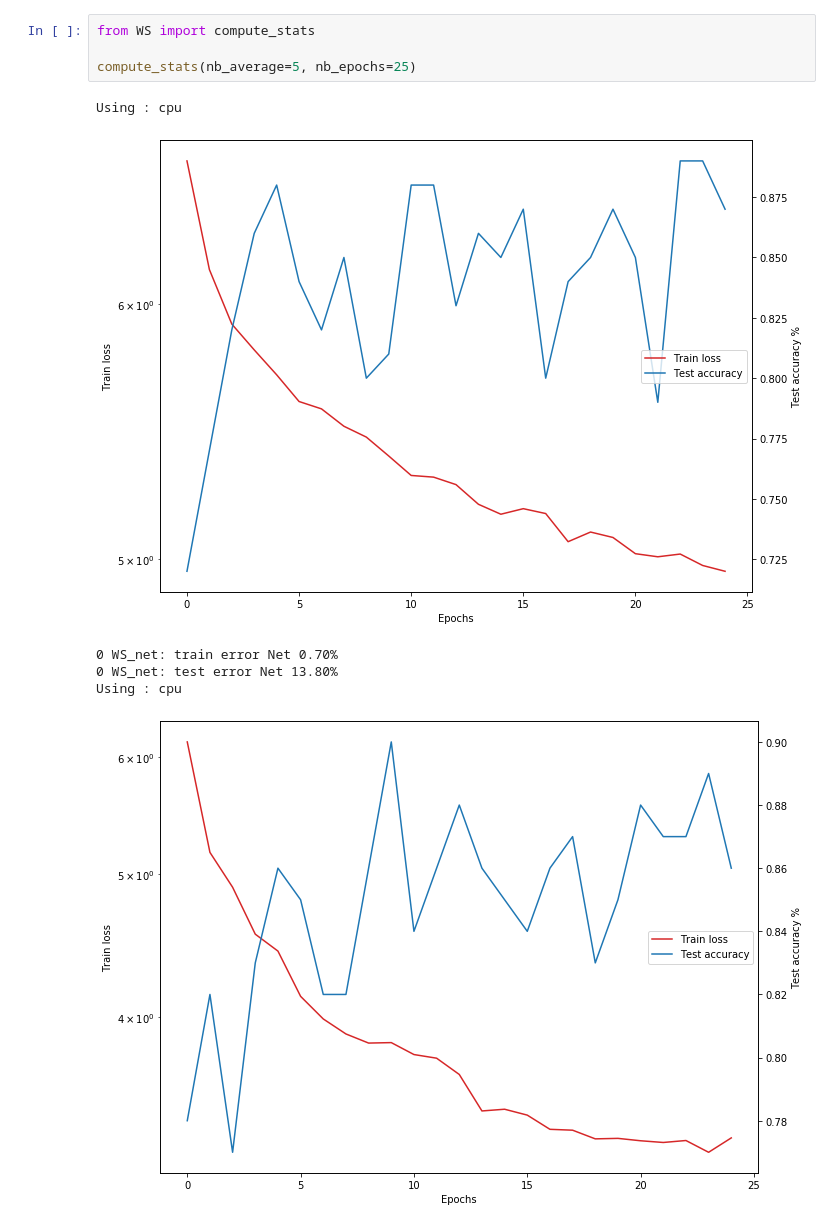
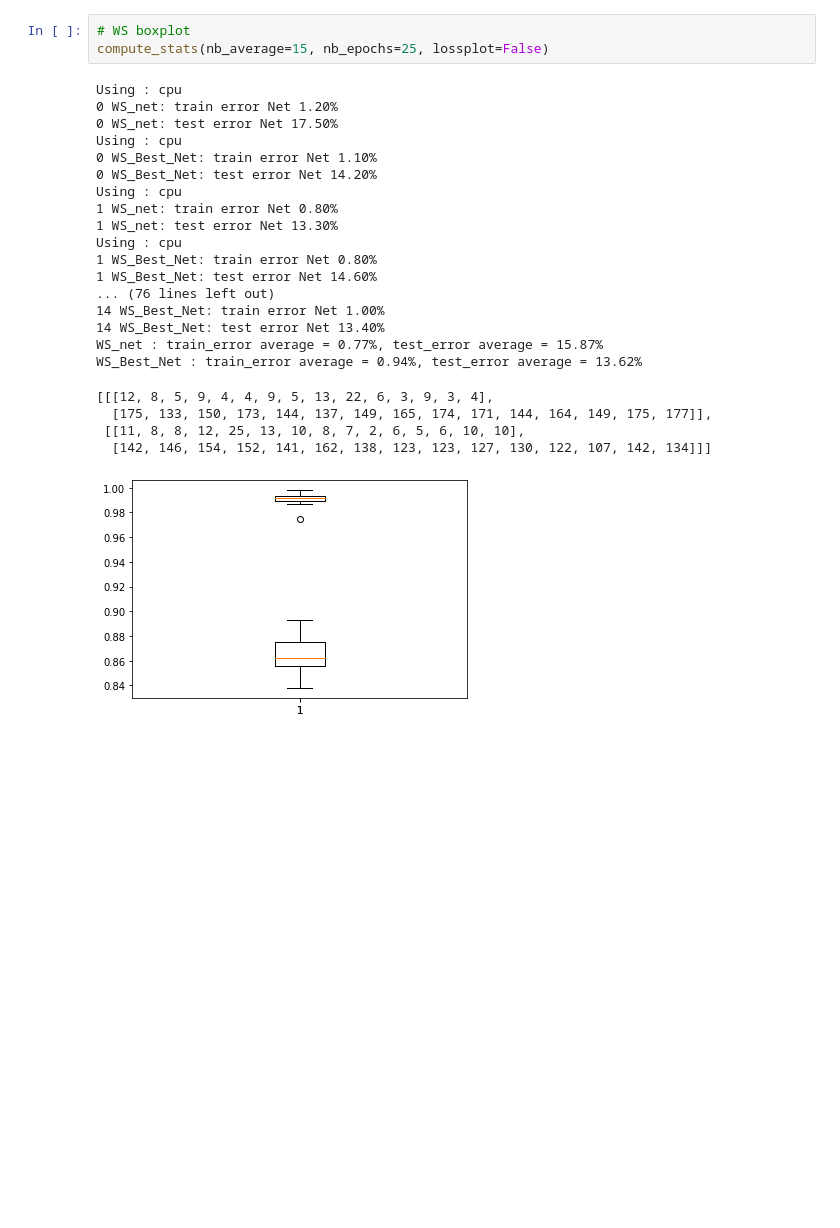
Before and after one commit to diegocantonr/dl_project1, a Jupyter notebook: Test.ipynb, the cells around one changed output. Drawn from its saved outputs; the diff is of its cells as text; blank space fills up the shorter version.

```diff
--- a/Test.ipynb
+++ b/Test.ipynb
@@ -29,11 +54,26 @@ ConvNet3 : train_error average = 3.86%, test_error average = 18.80%
 # %%
-from WS import compute_stats
-
-compute_stats(nb_average=5, nb_epochs=25)
+# WS boxplot
+compute_stats(nb_average=15, nb_epochs=25, lossplot=False)
 # %% [output]
 Using : cpu
+0 WS_net: train error Net 1.20%
+0 WS_net: test error Net 17.50%
+Using : cpu
+0 WS_Best_Net: train error Net 1.10%
+0 WS_Best_Net: test error Net 14.20%
+Using : cpu
+1 WS_net: train error Net 0.80%
+1 WS_net: test error Net 13.30%
+Using : cpu
+1 WS_Best_Net: train error Net 0.80%
+1 WS_Best_Net: test error Net 14.60%
+... (76 lines left out)
+14 WS_Best_Net: train error Net 1.00%
+14 WS_Best_Net: test error Net 13.40%
+WS_net : train_error average = 0.77%, test_error average = 15.87%
+WS_Best_Net : train_error average = 0.94%, test_error average = 13.62%
+[[[12, 8, 5, 9, 4, 4, 9, 5, 13, 22, 6, 3, 9, 3, 4],
+  [175, 133, 150, 173, 144, 137, 149, 165, 174, 171, 144, 164, 149, 175, 177]],
+ [[11, 8, 8, 12, 25, 13, 10, 8, 7, 2, 6, 5, 6, 10, 10],
+  [142, 146, 154, 152, 141, 162, 138, 123, 123, 127, 130, 122, 107, 142, 134]]]
-[figure, old version]
+[figure, new version]
-0 WS_net: train error Net 0.70%
-0 WS_net: test error Net 13.80%
-Using : cpu
-[figure, removed]
```
Also changed, not shown: parts of 6 cells of this notebook, 3 other files.
